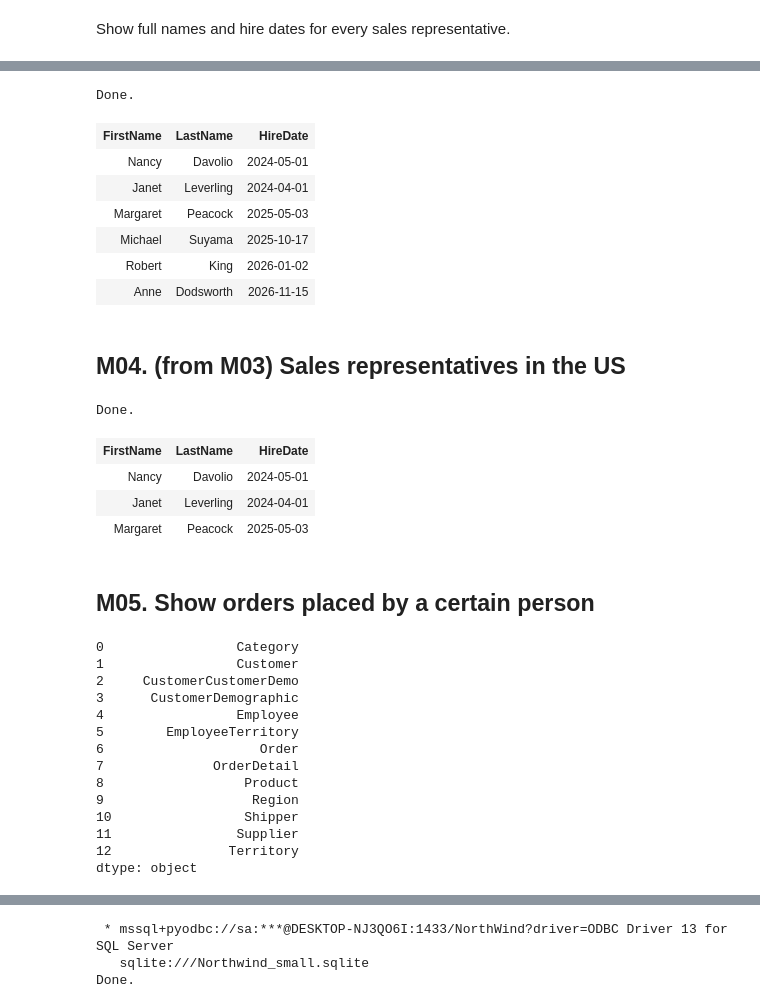
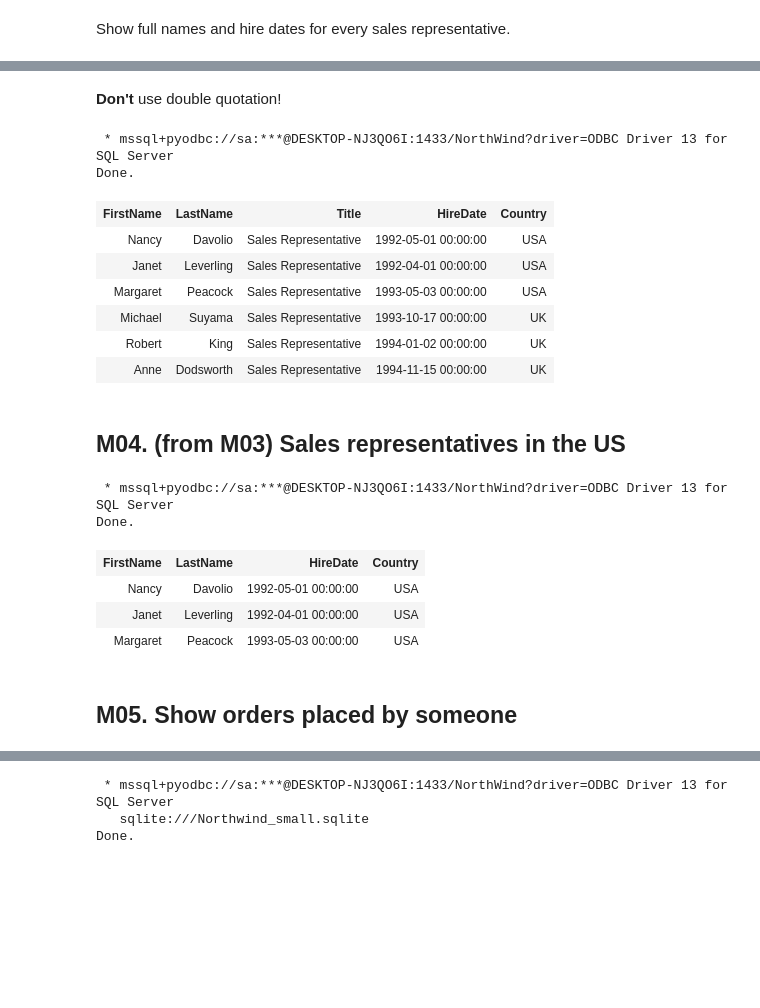
Before and after one commit to libinruan/use_pyodbc_to_access_sql_database, a Jupyter notebook: SQL_interview_Qs.ipynb, the cells around one changed output, grey strips where cells are left out. Saved outputs shown, nothing was run; the diff lists cells and outputs as text; code cells hidden in the pictures; blank space fills up the shorter version.

```diff
--- a/SQL_interview_Qs.ipynb
+++ b/SQL_interview_Qs.ipynb
@@ -245,52 +259,34 @@ Show full names and hire dates for every sales representative.
+# %% [markdown]
+**Don't** use double quotation!
 # %%
 %%sql
-SELECT FirstName, LastName, HireDate FROM Employee
-WHERE Title="Sales Representative";
+SELECT FirstName, LastName, Title, HireDate, Country FROM Employees WHERE Title='Sales Representative';
 # %% [output]
+ * mssql+pyodbc://sa:***@DESKTOP-NJ3QO6I:1433/NorthWind?driver=ODBC Driver 13 for SQL Server
 Done.
-| FirstName | LastName | HireDate |
-| Nancy | Davolio | 2024-05-01 |
-| Janet | Leverling | 2024-04-01 |
-| Margaret | Peacock | 2025-05-03 |
-| Michael | Suyama | 2025-10-17 |
-| Robert | King | 2026-01-02 |
-| Anne | Dodsworth | 2026-11-15 |
+| FirstName | LastName | Title | HireDate | Country |
+| Nancy | Davolio | Sales Representative | 1992-05-01 00:00:00 | USA |
+| Janet | Leverling | Sales Representative | 1992-04-01 00:00:00 | USA |
+| Margaret | Peacock | Sales Representative | 1993-05-03 00:00:00 | USA |
+| Michael | Suyama | Sales Representative | 1993-10-17 00:00:00 | UK |
+| Robert | King | Sales Representative | 1994-01-02 00:00:00 | UK |
+| Anne | Dodsworth | Sales Representative | 1994-11-15 00:00:00 | UK |
 # %% [markdown]
 ## M04. (from M03) Sales representatives in the US
 # %%
 %%sql
-SELECT FirstName, LastName, HireDate
-FROM Employee
-WHERE Title="Sales Representative" and Country="USA";
+SELECT FirstName, LastName, HireDate, Country
+FROM Employees
+WHERE Title='Sales Representative' and Country='USA';
 # %% [output]
+ * mssql+pyodbc://sa:***@DESKTOP-NJ3QO6I:1433/NorthWind?driver=ODBC Driver 13 for SQL Server
 Done.
-| FirstName | LastName | HireDate |
-| Nancy | Davolio | 2024-05-01 |
-| Janet | Leverling | 2024-04-01 |
-| Margaret | Peacock | 2025-05-03 |
+| FirstName | LastName | HireDate | Country |
+| Nancy | Davolio | 1992-05-01 00:00:00 | USA |
+| Janet | Leverling | 1992-04-01 00:00:00 | USA |
+| Margaret | Peacock | 1993-05-03 00:00:00 | USA |
 # %% [markdown]
-## M05. Show orders placed by a certain person
+## M05. Show orders placed by someone
-# %%
-import pandas as pd
-from pandas import Series
-from sqlalchemy import create_engine
-engine = create_engine('sqlite:///Northwind_small.sqlite')
-Series(engine.table_names())
-# %% [output]
-0                 Category
-1                 Customer
-2     CustomerCustomerDemo
-3      CustomerDemographic
-4                 Employee
-5        EmployeeTerritory
-6                    Order
-7              OrderDetail
-8                  Product
-9                   Region
-10                 Shipper
-11                Supplier
-12               Territory
-dtype: object
 # %%
 %%sql
 SELECT *
```
Also changed, not shown: parts of 144 cells of this notebook, 2 other files.
